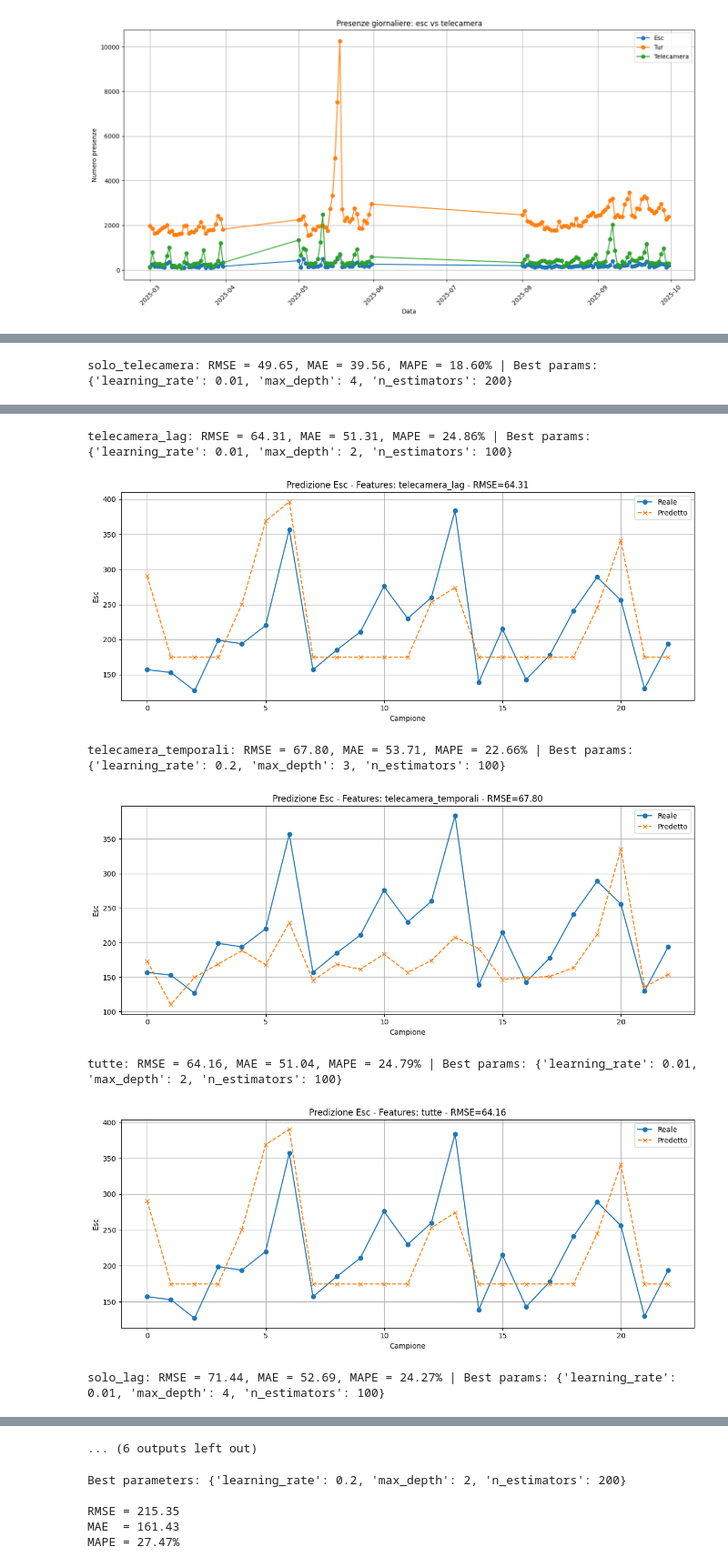
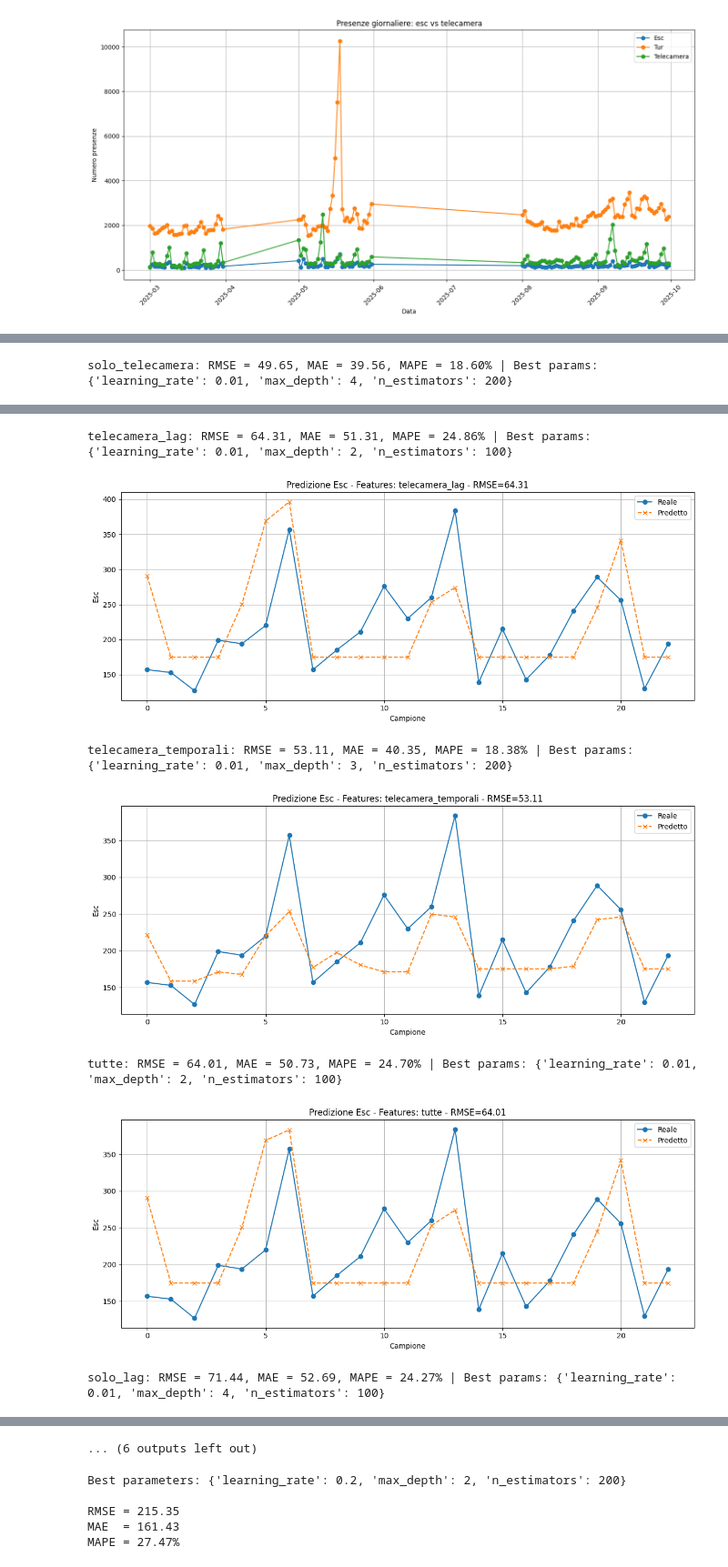
Before and after one commit to nbicocchi/S4C-Project, a Jupyter notebook: experiments/dataset2025/data_analysis/presence_analysis_2.ipynb, the cells around one changed output, grey strips where cells are left out. Shown at 91% size. Saved outputs shown, nothing was run; the diff lists cells and outputs as text; code cells hidden in the pictures.

```diff
--- a/experiments/dataset2025/data_analysis/presence_analysis_2.ipynb
+++ b/experiments/dataset2025/data_analysis/presence_analysis_2.ipynb
@@ -173,6 +173,7 @@ df_finale = df_finale.merge(
 # Rimuoviamo la colonna duplicata 'giorno' proveniente da df_eventi
 df_finale = df_finale.drop(columns=["giorno"])
 
+df_finale = df_finale.drop(columns=["data"])
 df_finale
 # %% [output]
 |  | data_analisi | Esc | ExtraResCom_Lav | ResAA_Lav | ResAA_NonLav | ResCom_Lav | ResCom_NonLav | Tran | ... |
@@ -251,8 +252,9 @@ lag_cols = [f"Telecamera_lag{i}" for i in range(1, max_lag + 1)]
 df_model = df_model.dropna(subset=lag_cols).reset_index(drop=True)
 
 # --- Feature temporali (solo interi, niente seno/coseno) ---
-df_model["dow"] = df_model["data_analisi"].dt.weekday  # 0=lun, 6=dom
+df_model["dow"] = df_model["data_analisi"].dt.weekday
 df_model["mese"] = df_model["data_analisi"].dt.month
+df_model["giorno_mese"] = df_model["data_analisi"].dt.day
 
 # --- Train/test split basato su indice sequenziale ---
 train_frac = 0.8
@@ -263,17 +265,17 @@ feature_sets = {
     # Con Telecamera
     "solo_telecamera": ["Telecamera"],
     "telecamera_lag": ["Telecamera"] + [f"Telecamera_lag{i}" for i in range(1, max_lag)],
-    "telecamera_temporali": ["Telecamera", "dow", "mese"],
+    "telecamera_temporali": ["Telecamera", "dow", "mese", "giorno_mese"],
     "tutte": ["Telecamera"] + [f"Telecamera_lag{i}" for i in range(1, max_lag)] +
-             ["dow", "mese", "anomalia"],
+             ["dow", "mese", "giorno_mese", "anomalia"],
 
     # Senza Telecamera
     "solo_lag": [f"Telecamera_lag{i}" for i in range(1, max_lag)],
     "solo_temporali": ["dow", "mese"],
     "lag_temporali": [f"Telecamera_lag{i}" for i in range(1, max_lag)] + ["dow", "mese"],
-    "temporali_anomalia": ["dow", "mese", "anomalia"],
+    "temporali_anomalia": ["dow", "mese", "giorno_mese", "anomalia"],
     "tutte_senza_telecamera": [f"Telecamera_lag{i}" for i in range(1, max_lag)] +
-                              ["dow", "mese", "anomalia"]
+                              ["dow", "mese", "giorno_mese", "anomalia"]
 }
 
 # --- Parametri da testare per GridSearch ---
@@ -302,37 +304,37 @@ for name, features in feature_sets.items():
     )
     grid_search.fit(X_train, y_train)
     best_model = grid_search.best_estimator_
 
     # Predizioni
     y_pred = best_model.predict(X_test)
 
     # Metriche
     rmse = np.sqrt(mean_squared_error(y_test, y_pred))
     mae = mean_absolute_error(y_test, y_pred)
     mape = np.mean(np.abs((y_test - y_pred) / y_test)) * 100
 
     print(f"\n{name}: RMSE = {rmse:.2f}, MAE = {mae:.2f}, MAPE = {mape:.2f}% | Best params: {grid_search.best_params_}")
 
     # Grafico
     plt.figure(figsize=(12,5))
     plt.plot(y_test.values, label="Reale", marker="o")
     plt.plot(y_pred, label="Predetto", linestyle="--", marker="x")
     plt.title(f"Predizione Esc - Features: {name} - RMSE={rmse:.2f}")
     plt.xlabel("Campione")
     plt.ylabel("Esc")
     plt.legend()
     plt.grid(True)
     plt.tight_layout()
     plt.show()
 # %% [output]
 solo_telecamera: RMSE = 49.65, MAE = 39.56, MAPE = 18.60% | Best params: {'learning_rate': 0.01, 'max_depth': 4, 'n_estimators': 200}
 [figure]
 telecamera_lag: RMSE = 64.31, MAE = 51.31, MAPE = 24.86% | Best params: {'learning_rate': 0.01, 'max_depth': 2, 'n_estimators': 100}
 [figure]
-telecamera_temporali: RMSE = 67.80, MAE = 53.71, MAPE = 22.66% | Best params: {'learning_rate': 0.2, 'max_depth': 3, 'n_estimators': 100}
+telecamera_temporali: RMSE = 53.11, MAE = 40.35, MAPE = 18.38% | Best params: {'learning_rate': 0.01, 'max_depth': 3, 'n_estimators': 200}
-[figure, old version]
+[figure, new version]
-tutte: RMSE = 64.16, MAE = 51.04, MAPE = 24.79% | Best params: {'learning_rate': 0.01, 'max_depth': 2, 'n_estimators': 100}
+tutte: RMSE = 64.01, MAE = 50.73, MAPE = 24.70% | Best params: {'learning_rate': 0.01, 'max_depth': 2, 'n_estimators': 100}
-[figure, old version]
+[figure, new version]
 solo_lag: RMSE = 71.44, MAE = 52.69, MAPE = 24.27% | Best params: {'learning_rate': 0.01, 'max_depth': 4, 'n_estimators': 100}
 [figure]
 solo_temporali: RMSE = 42.80, MAE = 36.24, MAPE = 17.43% | Best params: {'learning_rate': 0.01, 'max_depth': 4, 'n_estimators': 100}
```
Also changed, not shown: parts of 2 cells of this notebook, 3 other files.
